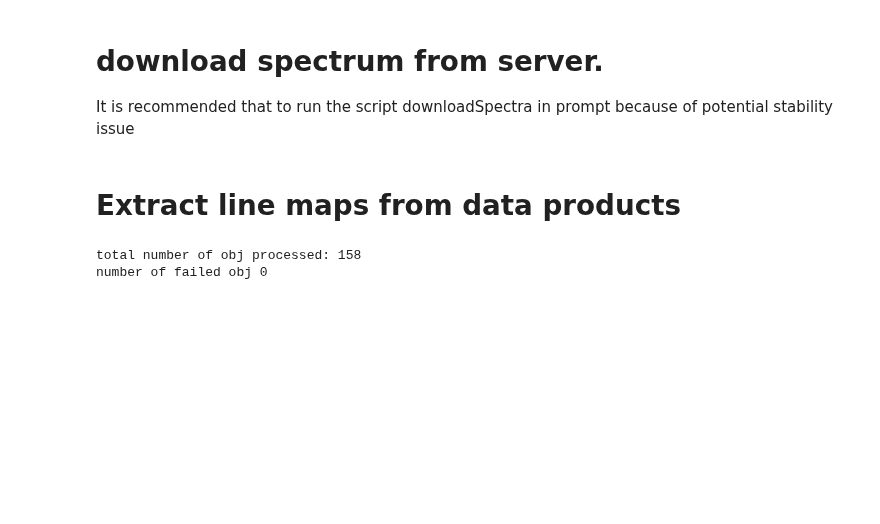
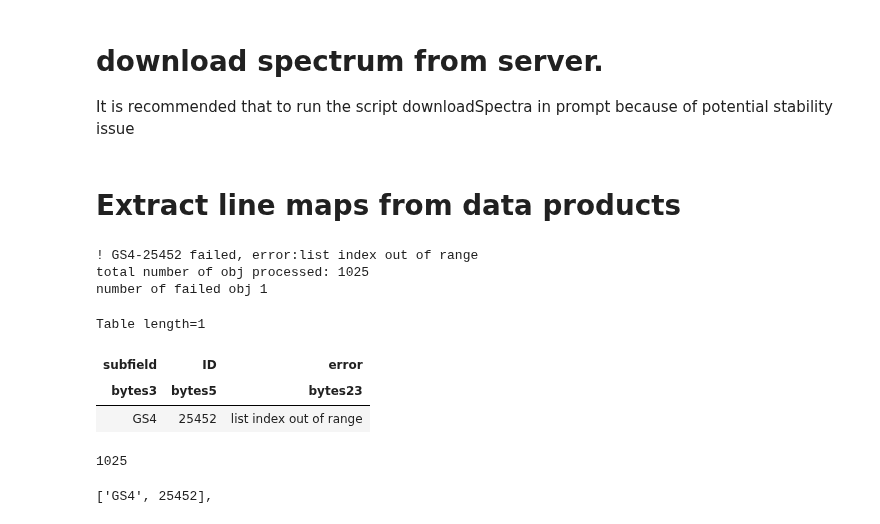
Before and after one commit to 2003cy/Balmer-Decrement-CLEAR, a Jupyter notebook: 1_object_select_&_extraction.ipynb, the cells around one changed output. Saved outputs shown, nothing was run; the diff lists cells and outputs as text; code cells hidden in the pictures; blank space fills up the shorter version.

```diff
--- a/1_object_select_&_extraction.ipynb
+++ b/1_object_select_&_extraction.ipynb
@@ -380,7 +514,7 @@ from    astropy.io          import fits
 from    tqdm                import tqdm
 import  os
 import  gc
-
+import  re
 
 
 def extract_HaHb(hdu):
@@ -450,7 +584,7 @@ def data_process(obj):
         return f"{obj['subfield']}-{obj['ID']} saved"
 
     except Exception as e:
-            return f"! {obj['subfield']}-{obj['ID']} failed, error:{e}"
+        return f"! {obj['subfield']}-{obj['ID']} failed, error:{e}"
 
 
 from concurrent.futures import ThreadPoolExecutor, as_completed
@@ -458,7 +592,7 @@ def main():
     os.makedirs('data_extracted',exist_ok=True)
     obj_lis = Table.read('obj_lis_selected.fits')
     results = []
-    max_threads= 1
+    max_threads= 15
     if max_threads > 1:
         with ThreadPoolExecutor(max_threads) as executor:
             futures = {executor.submit(data_process,obj):obj for obj in obj_lis}
@@ -467,16 +601,48 @@ def main():
     else:
         for obj in tqdm(obj_lis):
             results.append(data_process(obj))
-    number=0
+    number = 0
+    error_table = Table(names=['subfield', 'ID', 'error'], dtype=['str', 'str', 'str'])
     for result in results:
         if 'error' in result:
-            number +=1
+            number += 1
+            # 用正则提取
+            m = re.match(r"! ([^-]+)-([^\s]+) failed, error:(.*)", result)
+            if m:
+                subfield, id_, error = m.group(1), m.group(2), m.group(3)
+            else:
+                subfield, id_, error = '', '', result
+            error_table.add_row([subfield, id_, error])
             print(result)
-    print('total number of obj processed:',len(results))
-    print('number of failed obj',number)
+    error_table.write('failed_objects.fits', overwrite=True)
+    print('total number of obj processed:', len(results))
+    print('number of failed obj', number)
 
 if __name__ == '__main__':
     main()
 # %% [output]
-total number of obj processed: 158
-number of failed obj 0
+! GS4-25452 failed, error:list index out of range
+total number of obj processed: 1025
+number of failed obj 1
+# %%
+error_table = Table.read('failed_objects.fits')
+error_table
+# %% [output]
+Table length=1
+| subfield | ID | error |
+| bytes3 | bytes5 | bytes23 |
+| GS4 | 25452 | list index out of range |
+# %%
+
+#remove error objects from obj_lis
+obj_lis = Table.read('obj_lis_selected.fits')
+print(len(obj_lis))
+obj_lis.remove_rows(np.where((obj_lis['subfield'] == 'GS4') & (obj_lis['ID'] == 25452))[0][0])
+obj_lis.write('obj_lis_selected.fits',overwrite=True)
+# %% [output]
+1025
+# %%
+for row in error_table:
+    print(f"[\'{row['subfield']}\', {row['ID']}],")
+# %% [output]
+['GS4', 25452],
```
Also changed, not shown: parts of 17 cells of this notebook, 33 other files.
